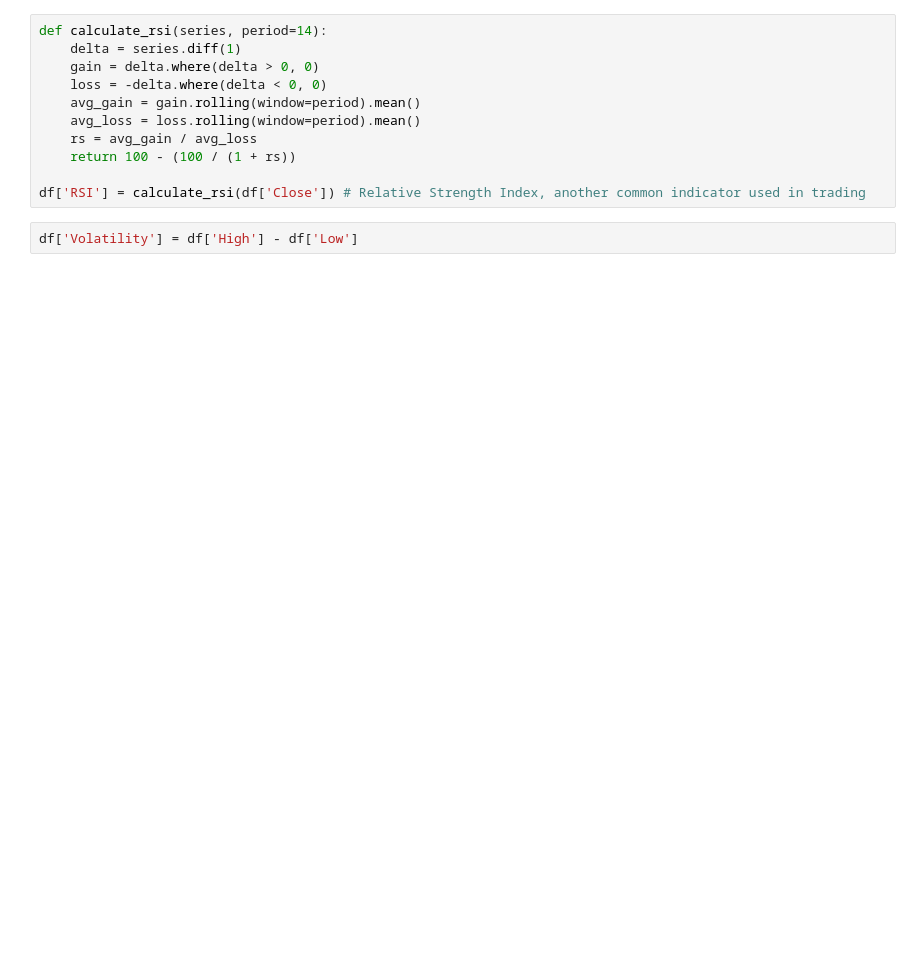
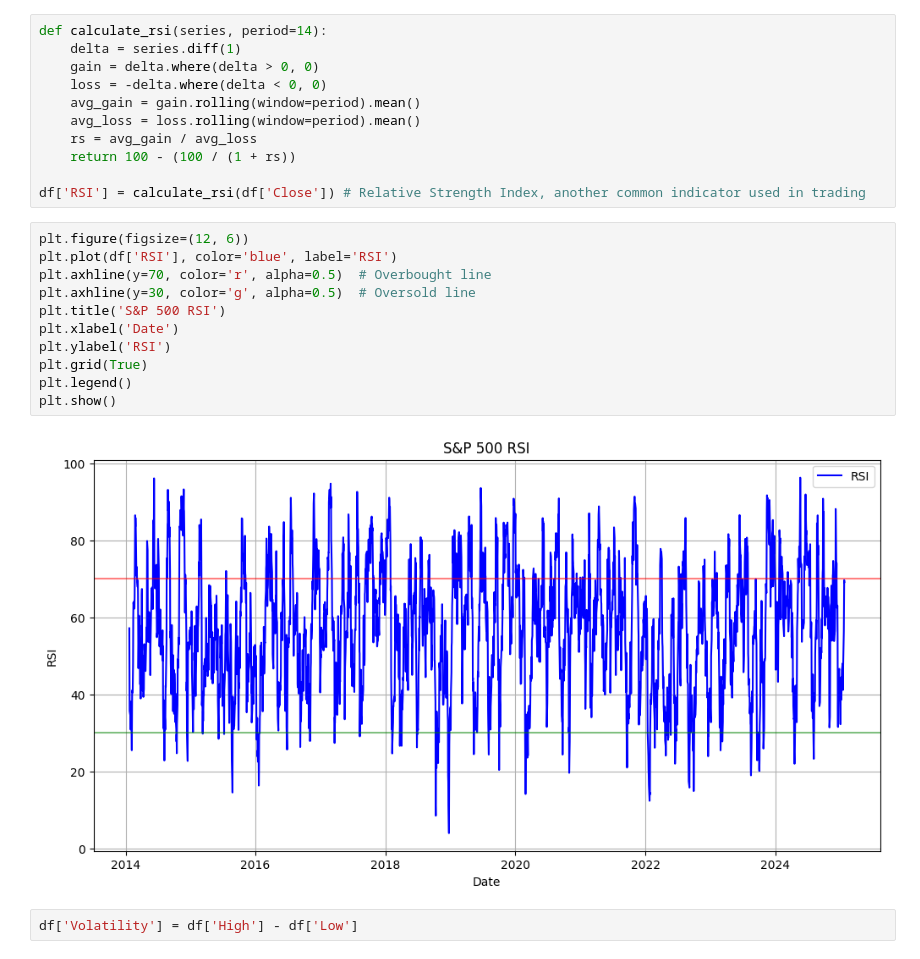
Before and after one commit to casperpriem05/data, a Jupyter notebook: yfinance.ipynb, the cells around one changed output. Cells and saved outputs as stored; diff of their text form; blank space fills up the shorter version.

```diff
--- a/yfinance.ipynb
+++ b/yfinance.ipynb
@@ -53,5 +84,18 @@ def calculate_rsi(series, period=14):
     return 100 - (100 / (1 + rs))
 
 df['RSI'] = calculate_rsi(df['Close']) # Relative Strength Index, another common indicator used in trading
+# %%
+plt.figure(figsize=(12, 6))
+plt.plot(df['RSI'], color='blue', label='RSI')
+plt.axhline(y=70, color='r', alpha=0.5)  # Overbought line
+plt.axhline(y=30, color='g', alpha=0.5)  # Oversold line
+plt.title('S&P 500 RSI')
+plt.xlabel('Date')
+plt.ylabel('RSI')
+plt.grid(True)
+plt.legend()
+plt.show()
+# %% [output]
+[figure, added]
 # %%
 df['Volatility'] = df['High'] - df['Low']
```
Also changed, not shown: parts of 6 cells of this notebook.
